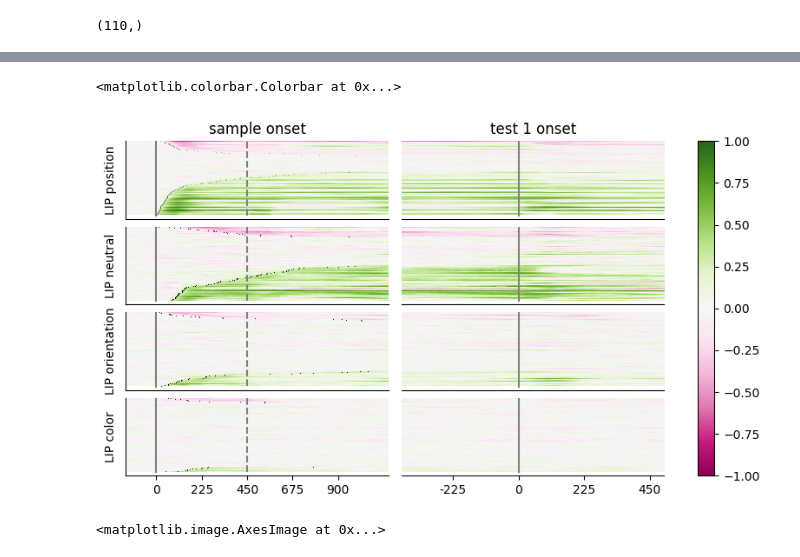
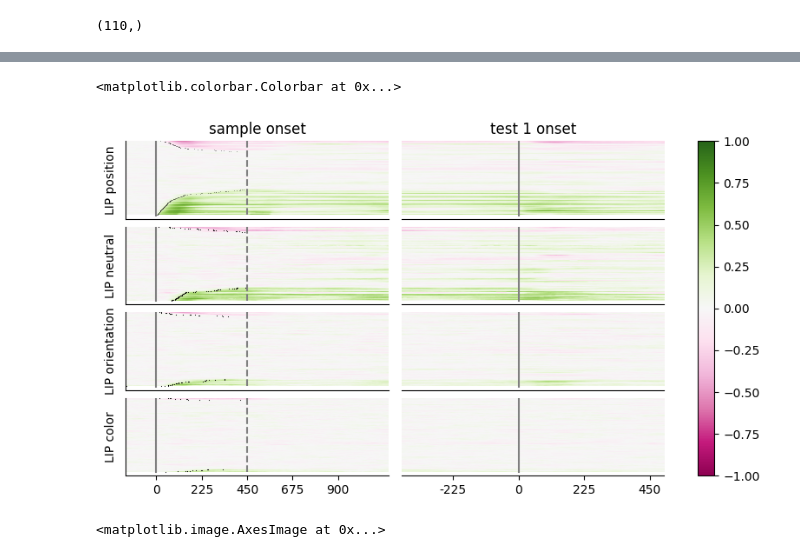
Before and after one commit to Ibos-lab/Users, a Jupyter notebook: ibosg/sample analyses/latency_analysis.ipynb, the cells around one changed output, grey strips where cells are left out. Saved outputs shown, nothing was run; the diff lists cells and outputs as text; code cells hidden in the pictures.

```diff
--- a/ibosg/sample analyses/latency_analysis.ipynb
+++ b/ibosg/sample analyses/latency_analysis.ipynb
@@ -115,3 +81,5 @@ NameError: name 'lat_lip_neutral' is not defined
 np.mean(align_trials.indep_roll(arr=values[sig_cells,:], shifts=lat[sig_cells].astype(int), axis=1)[:, :200], axis=1).shape
 # %% [output]
 (110,)
+# %%
+latest_point=600
@@ -135,12 +108,12 @@ lat_lip_orient      =   lip['sample_latencies']['lat_orient']
 lat_lip_color       =   lip['sample_latencies']['lat_color']
 lat_lip_position    =   lip['sample_latencies']['lat_pos']
 
-lat_lip_position[lat_lip_position>1200]=np.nan
-lat_lip_neutral[lat_lip_neutral>1200]=np.nan
-lat_lip_orient[lat_lip_orient>1200]=np.nan
-lat_lip_color[lat_lip_color>1200]=np.nan
+lat_lip_position[lat_lip_position>latest_point]=np.nan
+lat_lip_neutral[lat_lip_neutral>latest_point]=np.nan
+lat_lip_orient[lat_lip_orient>latest_point]=np.nan
+lat_lip_color[lat_lip_color>latest_point]=np.nan
 
-select=np.where(lip['mean response']>5)[0]
+select=np.where(lip['mean response']>1)[0]
 select_lip=select
 
 sort_sneutral, sort_sneutral_select     =   sortrocvaluesbylatencies(values=lip_neutral_sample_value, lat=lat_lip_neutral, select=select)
@@ -262,34 +235,34 @@ ax[2,0].set_yticks([])
 ax[2,0].set_ylabel('LIP orientation')
 ax[2,0].spines['top'].set_visible(False)
 ax[2,0].spines['right'].set_visible(False)
 
 ax[2,1].set_xticks([])
 ax[2,1].set_yticks([])
 ax[2,1].spines['top'].set_visible(False)
 ax[2,1].spines['right'].set_visible(False)
 ax[2,1].spines['left'].set_visible(False)
 
 ax[3,0].set_xticks([150+225*(0), 150+225*(1), 150+225*(2), 150+225*(3), 150+225*(4)])
 ax[3,0].set_xticklabels(['0', '225', '450', '675', '900'])
 ax[3,0].set_yticks([])
 ax[3,0].set_ylabel('LIP color')
 ax[3,0].spines['top'].set_visible(False)
 ax[3,0].spines['right'].set_visible(False)
 
 ax[3,1].set_xticks([400+225*(-1), 400+225*(0), 400+225*(1), 400+225*(2)])
 ax[3,1].set_xticklabels(['-225', '0', '225', '450'])
 ax[3,1].set_yticks([])
 ax[3,1].spines['top'].set_visible(False)
 ax[3,1].spines['right'].set_visible(False)
 ax[3,1].spines['left'].set_visible(False)
 
 fig.subplots_adjust(wspace=0.05, hspace=0.1)
 fig.colorbar(im2, ax=ax)
 
 # plt.savefig('C:/Users/ibos.g/Documents/Data/INT-Marseille/OpenEphys/Riesling/figures/ROC_lip5.pdf')
 # %% [output]
 <matplotlib.colorbar.Colorbar at 0x...>
-[figure, old version]
+[figure, new version]
 # %%
 plt.imshow(corrected_pos, vmin=-1, vmax=1, cmap='PiYG', aspect='auto', interpolation='bilinear')
 # %% [output]
```
Also changed, not shown: parts of 13 cells of this notebook, 22 other files.
